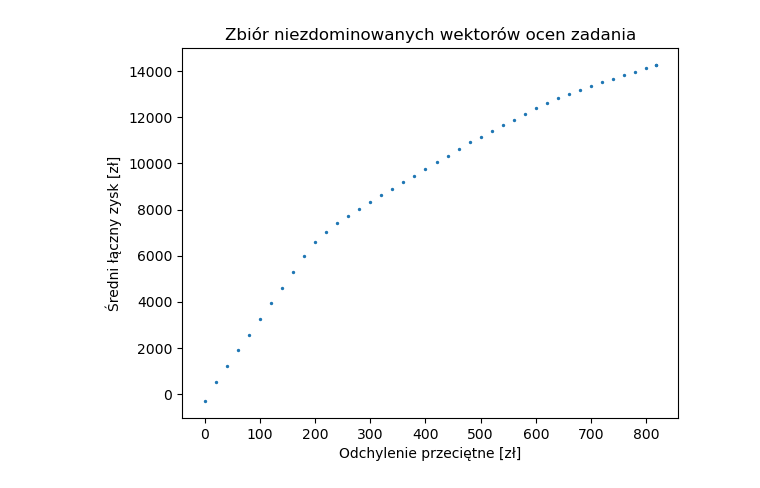
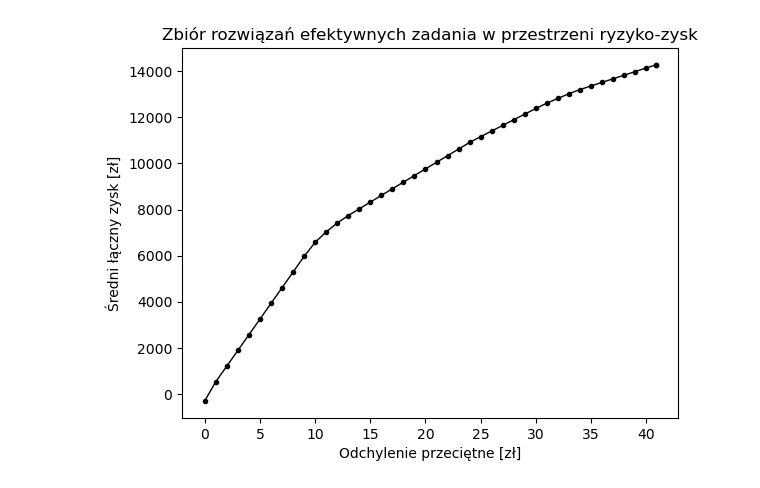
Before and after one commit to jostrzol/wdwr, a Jupyter notebook: src/z2.ipynb, the cells around one changed output. Drawn from its saved outputs; the diff is of its cells as text; code cells hidden in the pictures.

```diff
--- a/src/z2.ipynb
+++ b/src/z2.ipynb
@@ -1,14 +1,14 @@
 # %%
 from subprocess import Popen, PIPE
 
-command = ["ampl", "./src/z2-a.run"]
+def run_ampl(filepath: str) -> str:
+    command = ["ampl", filepath]
 
-process = Popen(command, stdout=PIPE, cwd="..")
-(output, _) = process.communicate()
-exit_code = process.wait()
+    process = Popen(command, stdout=PIPE, cwd="..", text=True, encoding="UTF-8")
+    (out_text, _) = process.communicate()
+    exit_code = process.wait()
 
-if (exit_code != 0):
-    raise Exception(f"command '{' '.join(command)}' exited with code: {exit_code}")
+    if exit_code != 0:
+        raise Exception(f"command '{' '.join(command)}' exited with code: {exit_code}")
 
-out_text = output.decode("UTF-8")
-print(out_text)
+    return out_text
@@ -59,0 +15,3 @@ array([[    0.   ,     0.   ,  -300.   ],
+# %%
+z2_a_out_text = run_ampl("./src/z2-a.run")
+print(z2_a_out_text)
@@ -59,0 +36,7 @@ array([[    0.   ,     0.   ,  -300.   ],
+# %%
+from ampl import parse_ampl_table
+from io import StringIO
+
+z2_a_out = StringIO(z2_a_out_text)
+z2_a_df = parse_ampl_table(z2_a_out)
+z2_a_df.head()
@@ -60,10 +50,12 @@ array([[    0.   ,     0.   ,  -300.   ],
 # %%
+import numpy as np
 from matplotlib import pyplot as plt
 
-plt.scatter(risks, profits, s=2)
-plt.title("Zbiór niezdominowanych wektorów ocen zadania")
+
+plt.plot(z2_a_df["out_risk"], z2_a_df["out_average_profit"], "ko-", linewidth=1, markersize=3)
+plt.title("Zbiór rozwiązań efektywnych zadania w przestrzeni ryzyko-zysk")
 plt.xlabel("Odchylenie przeciętne [zł]")
 plt.ylabel("Średni łączny zysk [zł]")
 plt.show()
 # %% [output]
-[figure, old version]
+[figure, new version]
```
Also changed, not shown: parts of 8 cells of this notebook, 4 other files.
